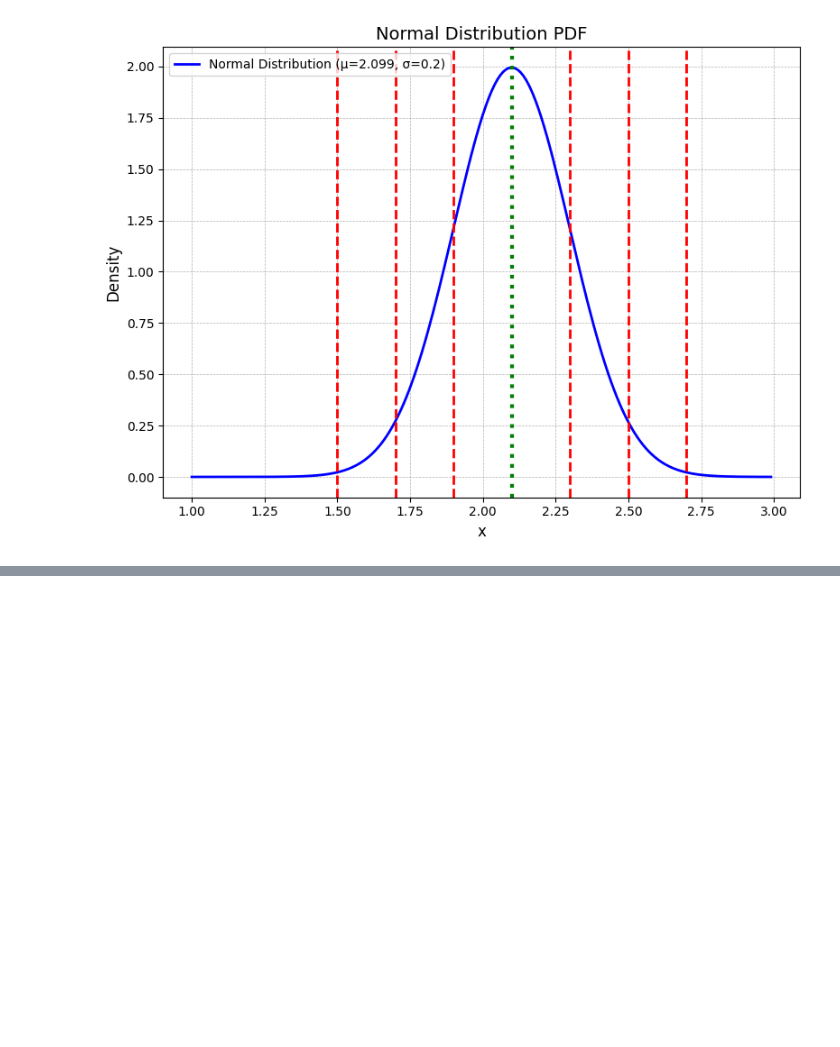
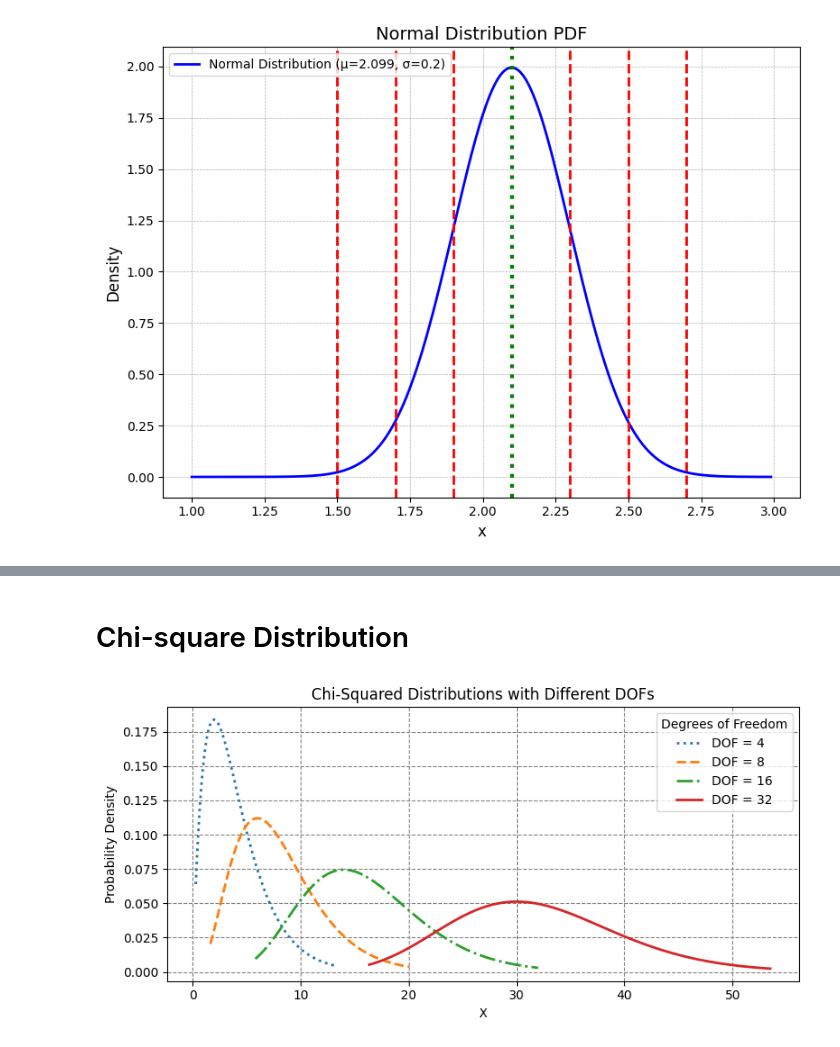
Before and after one commit to LeonardoSMSoares/Data-Analysis-Quick-Reference, a Jupyter notebook: Statistics and Data Visualization with Python/SDVP 02 - Probability and Distributions.ipynb, the cells around one changed output, grey strips where cells are left out. Saved outputs shown, nothing was run; the diff lists cells and outputs as text; code cells hidden in the pictures; blank space fills up the shorter version.

```diff
--- a/Statistics and Data Visualization with Python/SDVP 02 - Probability and Distributions.ipynb
+++ b/Statistics and Data Visualization with Python/SDVP 02 - Probability and Distributions.ipynb
@@ -776,0 +1022,38 @@ plt.show()
+# %% [markdown]
+# Chi-square Distribution
+# %%
+from scipy.stats import chi2
+
+
+plt.figure(figsize=(8, 4))               # Set the figure size
+
+# Define degrees of freedom (DOFs) for the Chi-squared distributions
+DOFs = [4, 8, 16, 32]                    # Different DOFs to compare Chi-squared PDFs
+linestyles = [":", "--", "-.", "-"]      # Line styles for distinguishing each curve
+
+# Loop through each DOF to plot its corresponding Chi-squared PDF
+for i, df in enumerate(DOFs):
+    x = np.linspace(                     # Generate x-values based on the percent points
+        chi2.ppf(0.01, df),              # Lower bound: 1st percentile of Chi-squared distribution
+        chi2.ppf(0.99, df),              # Upper bound: 99th percentile of Chi-squared distribution
+        100                              # Number of points for smooth curve
+    )
+    rv = chi2(df)                        # Create a Chi-squared random variable with given DOF
+    plt.plot(x,                          # X-axis values
+             rv.pdf(x),                  # Corresponding PDF values (Y-axis)
+             lw=2,                       # Line width for better visibility
+             label=f"DOF = {df}",        # Add legend for each curve indicating DOF
+             linestyle=linestyles[i])    # Use different line styles for distinction
+
+# Add legend, grid, and labels for clarity
+plt.legend(title="Degrees of Freedom")                     # Display legend with title
+plt.xlabel("X")                                            # Label for the x-axis
+plt.ylabel("Probability Density")                          # Label for the y-axis
+plt.title("Chi-Squared Distributions with Different DOFs") # Title of the plot
+plt.grid(visible=True, linestyle="--", color="grey")       # Add a horizontal grid with dashed lines
+
+# Display the plot
+plt.tight_layout()
+plt.show()
+# %% [output]
+[figure, added]
```
Also changed, not shown: parts of 29 cells of this notebook.
